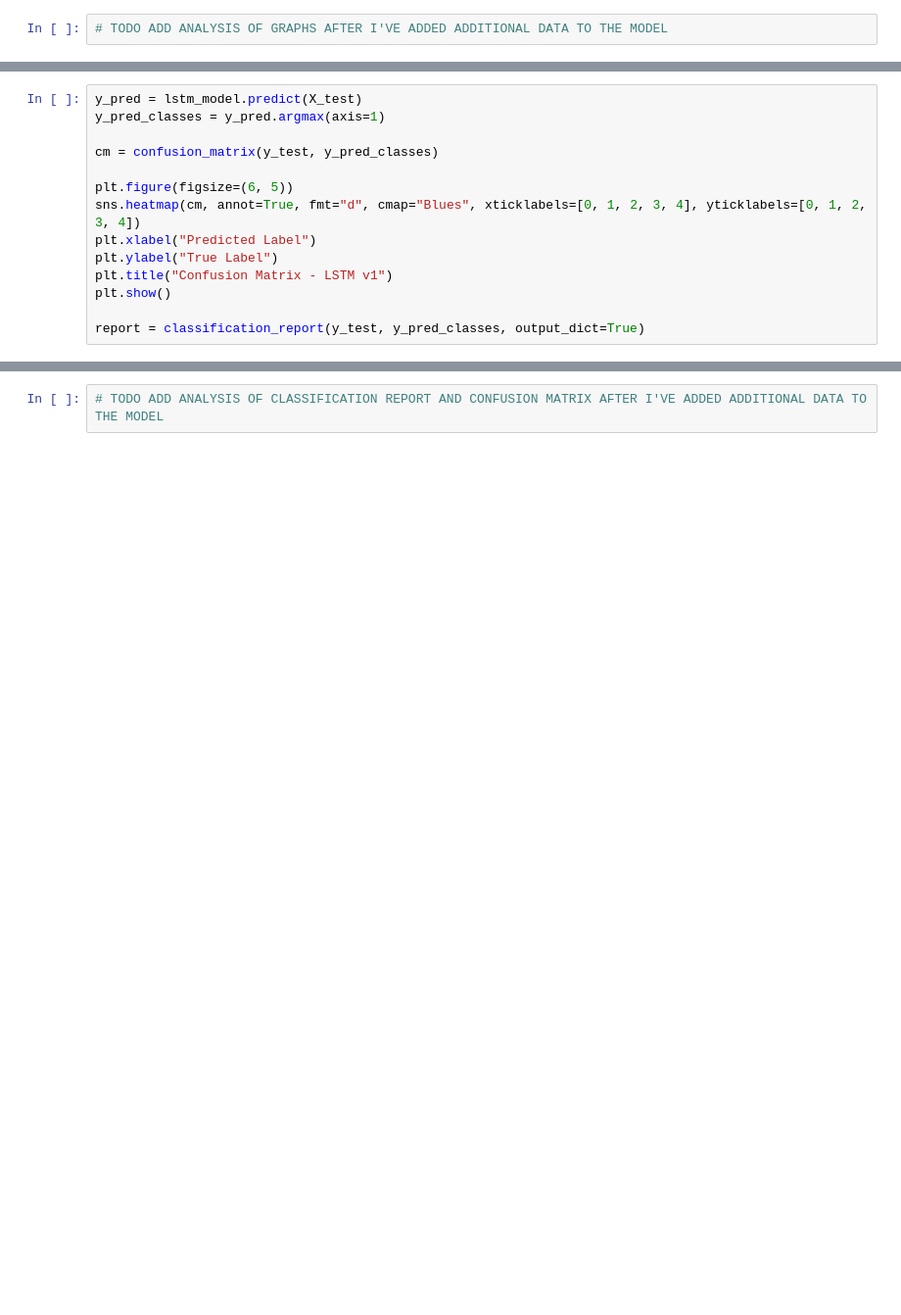
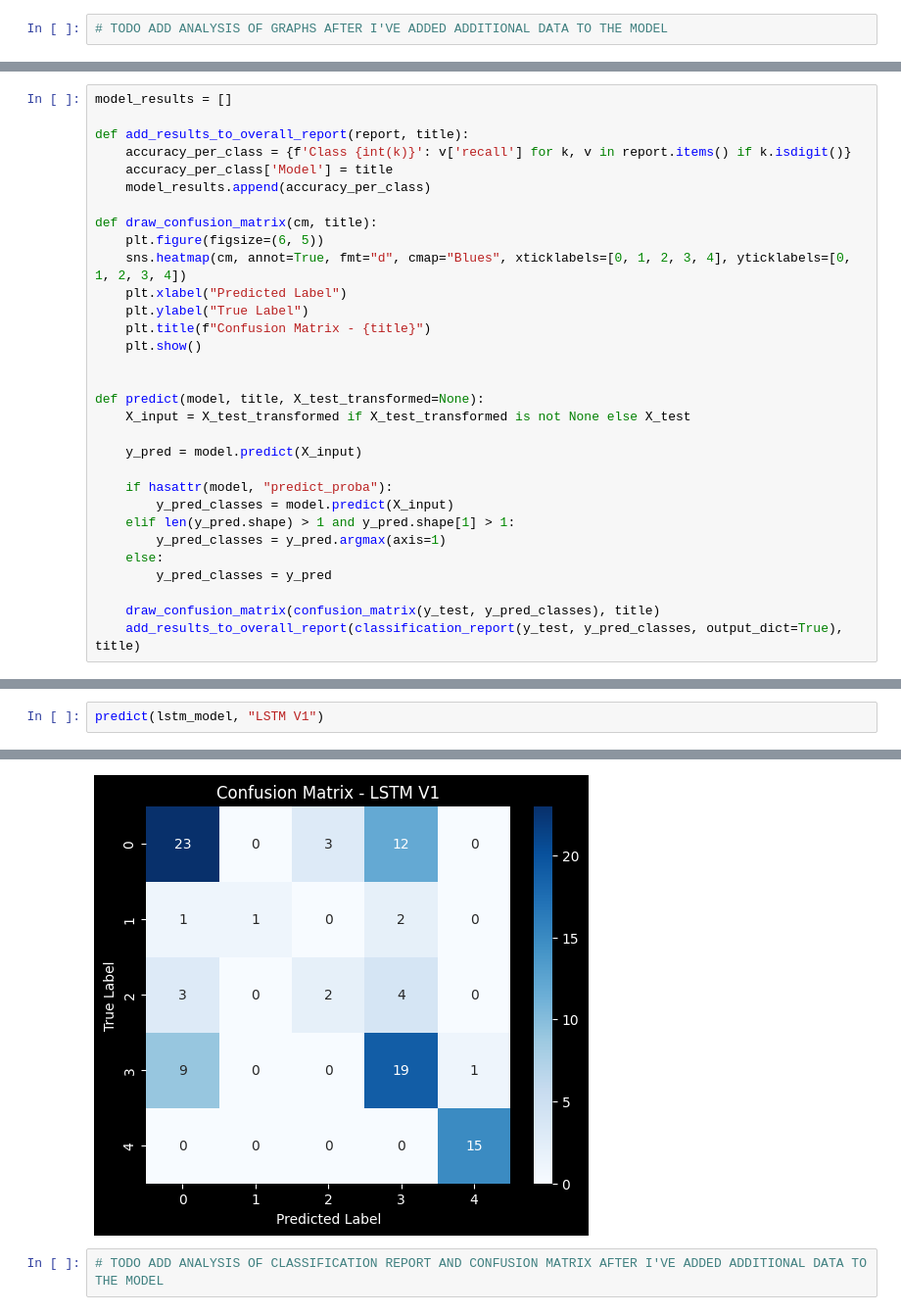
Before and after one commit to ajenkins198621/csca-5642-final-project, a Jupyter notebook: final-project.ipynb, the cells around one changed output, grey strips where cells are left out. Shown at 98% size. Saved outputs shown, nothing was run; the diff lists cells and outputs as text; blank space fills up the shorter version.

```diff
--- a/final-project.ipynb
+++ b/final-project.ipynb
@@ -537,14 +540,31 @@ Now, I want to predict the test data and see how well the model did.  I'll take
 # %%
-y_pred = lstm_model.predict(X_test)
-y_pred_classes = y_pred.argmax(axis=1)
+model_results = []
 
-cm = confusion_matrix(y_test, y_pred_classes)
+def add_results_to_overall_report(report, title):
+    accuracy_per_class = {f'Class {int(k)}': v['recall'] for k, v in report.items() if k.isdigit()}
+    accuracy_per_class['Model'] = title
+    model_results.append(accuracy_per_class)
 
-plt.figure(figsize=(6, 5))
-sns.heatmap(cm, annot=True, fmt="d", cmap="Blues", xticklabels=[0, 1, 2, 3, 4], yticklabels=[0, 1, 2, 3, 4])
-plt.xlabel("Predicted Label")
-plt.ylabel("True Label")
-plt.title("Confusion Matrix - LSTM v1")
-plt.show()
+def draw_confusion_matrix(cm, title):
+    plt.figure(figsize=(6, 5))
+    sns.heatmap(cm, annot=True, fmt="d", cmap="Blues", xticklabels=[0, 1, 2, 3, 4], yticklabels=[0, 1, 2, 3, 4])
+    plt.xlabel("Predicted Label")
+    plt.ylabel("True Label")
+    plt.title(f"Confusion Matrix - {title}")
+    plt.show()
 
-report = classification_report(y_test, y_pred_classes, output_dict=True)
+
+def predict(model, title, X_test_transformed=None):
+    X_input = X_test_transformed if X_test_transformed is not None else X_test
+
+    y_pred = model.predict(X_input)
+
+    if hasattr(model, "predict_proba"):
+        y_pred_classes = model.predict(X_input)
+    elif len(y_pred.shape) > 1 and y_pred.shape[1] > 1:
+        y_pred_classes = y_pred.argmax(axis=1)
+    else:
+        y_pred_classes = y_pred
+
+    draw_confusion_matrix(confusion_matrix(y_test, y_pred_classes), title)
+    add_results_to_overall_report(classification_report(y_test, y_pred_classes, output_dict=True), title)
@@ -555,0 +571,3 @@ Classification Report:
+# %%
+predict(lstm_model, "LSTM V1")
+# %% [output]
@@ -556,2 +575,3 @@ Classification Report:
+[figure, added]
 # %%
 # TODO ADD ANALYSIS OF CLASSIFICATION REPORT AND CONFUSION MATRIX AFTER I'VE ADDED ADDITIONAL DATA TO THE MODEL
```
Also changed, not shown: parts of 35 cells of this notebook.
